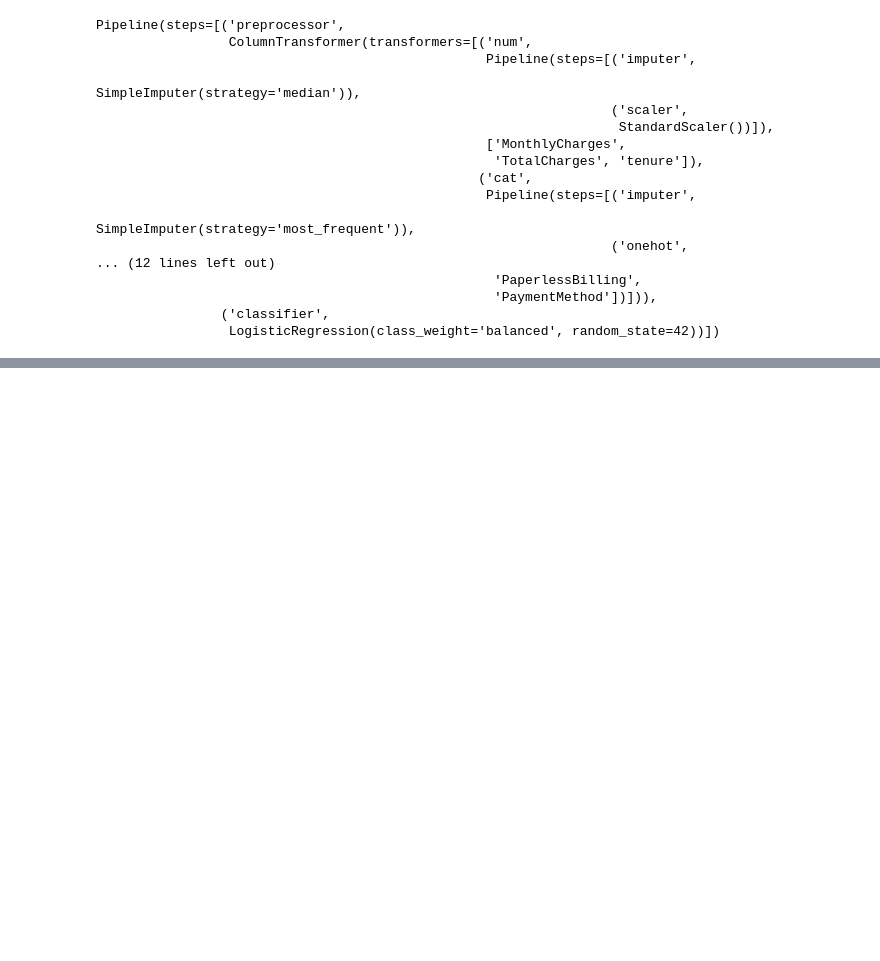
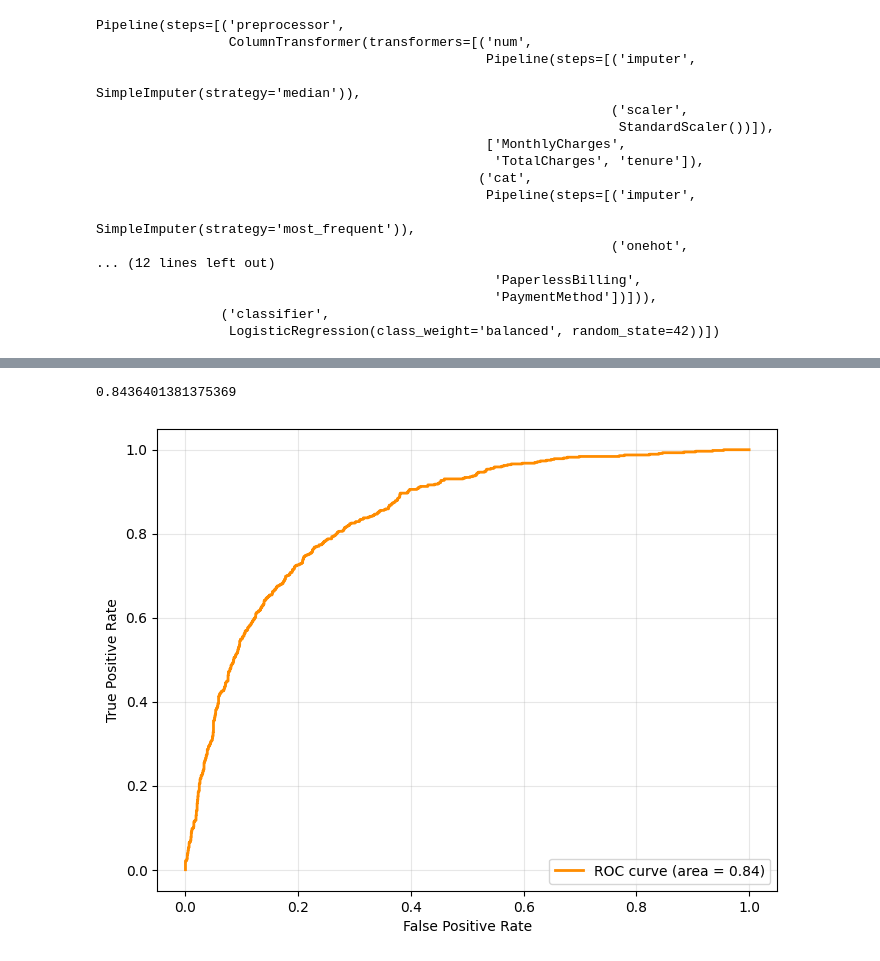
Before and after one commit to shubhamymodi/customer-churn-prediction, a Jupyter notebook: notebooks/Customer_Churn_Prediction.ipynb, the cells around one changed output, grey strips where cells are left out. Saved outputs shown, nothing was run; the diff lists cells and outputs as text; code cells hidden in the pictures; blank space fills up the shorter version.

```diff
--- a/notebooks/Customer_Churn_Prediction.ipynb
+++ b/notebooks/Customer_Churn_Prediction.ipynb
@@ -154,4 +155,4 @@ print(y_predict)
 # %%
-y_proba = clf_pipeline.predict_proba(X_test)
+y_proba = clf_pipeline.predict_proba(X_test)[:, 1]
 print(y_proba)
 # %% [output]
@@ -177,0 +192,16 @@ print(precision_score(y_test, y_predict))
+# %%
+fpr, tpr, thresholds = roc_curve(y_test, y_proba)
+roc_auc = auc(fpr, tpr)
+print(roc_auc)
+# %% [output]
+0.8436401381375369
+# %%
+plt.figure(figsize=(8, 6))
+plt.plot(fpr, tpr, color='darkorange', lw=2, label=f'ROC curve (area = {roc_auc:.2f})')
+plt.xlabel('False Positive Rate')
+plt.ylabel('True Positive Rate')
+plt.legend(loc="lower right")
+plt.grid(alpha=0.3)
+plt.show()
+# %% [output]
+[figure, added]
```
Also changed, not shown: parts of 32 cells of this notebook, 1 other file.
